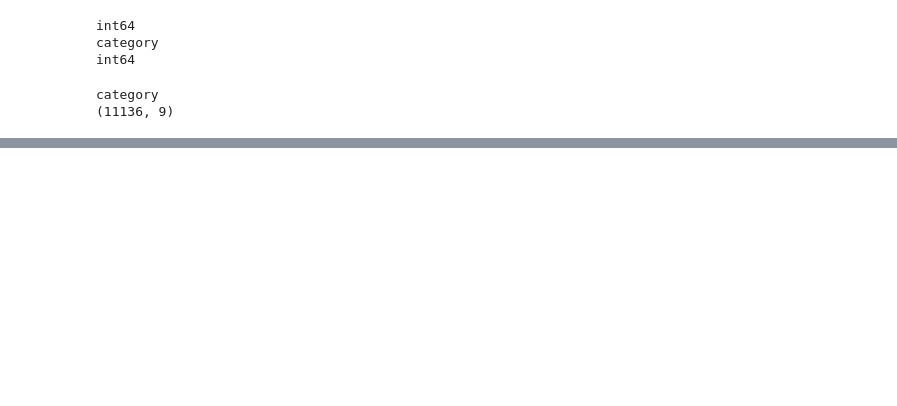
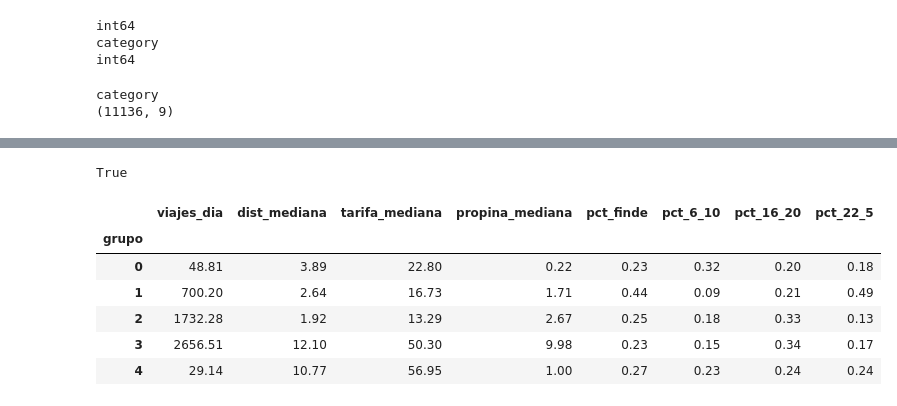
Before and after one commit to ianoelmolina-cmyk/taxis-nyc, a Jupyter notebook: preparacion.ipynb, the cells around one changed output, grey strips where cells are left out. Drawn from its saved outputs; the diff is of its cells as text; code cells hidden in the pictures; blank space fills up the shorter version.

```diff
--- a/preparacion.ipynb
+++ b/preparacion.ipynb
@@ -418,0 +529,12 @@ category
+# %%
+print(len(X) == len(perfil))
+perfil.groupby("grupo").mean().round(2)
+# %% [output]
+True
+|  | viajes_dia | dist_mediana | tarifa_mediana | propina_mediana | pct_finde | pct_6_10 | pct_16_20 | pct_22_5 |
+| grupo |  |  |  |  |  |  |  |  |
+| 0 | 48.81 | 3.89 | 22.80 | 0.22 | 0.23 | 0.32 | 0.20 | 0.18 |
+| 1 | 700.20 | 2.64 | 16.73 | 1.71 | 0.44 | 0.09 | 0.21 | 0.49 |
+| 2 | 1732.28 | 1.92 | 13.29 | 2.67 | 0.25 | 0.18 | 0.33 | 0.13 |
+| 3 | 2656.51 | 12.10 | 50.30 | 9.98 | 0.23 | 0.15 | 0.34 | 0.17 |
+| 4 | 29.14 | 10.77 | 56.95 | 1.00 | 0.27 | 0.23 | 0.24 | 0.24 |
```
Also changed, not shown: parts of 17 cells of this notebook, 1 other file.
